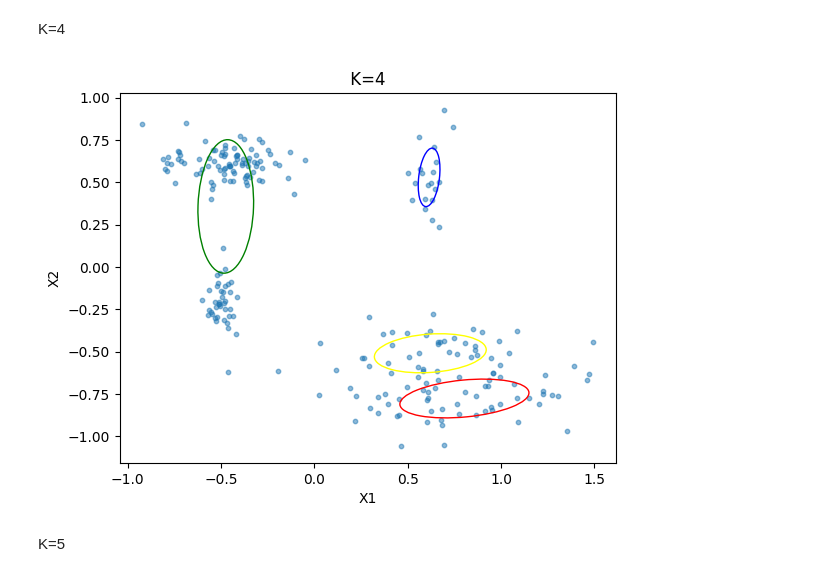
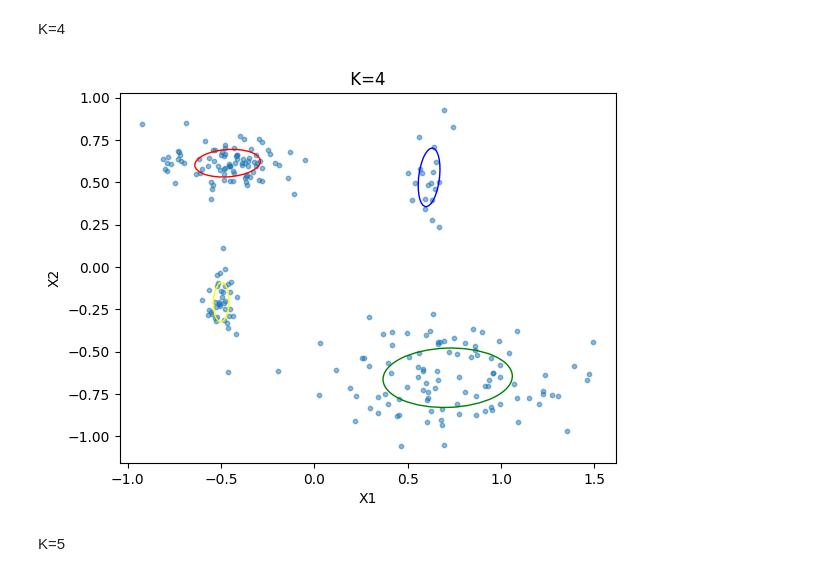
Before and after one commit to msbeigi/gaussian-mixture-model-em-clustering, a Jupyter notebook: gmm_model.ipynb, the cells around one changed output. Saved outputs shown, nothing was run; the diff lists cells and outputs as text; code cells hidden in the pictures.

```diff
--- a/gmm_model.ipynb
+++ b/gmm_model.ipynb
@@ -267,21 +209,21 @@ plt.show()
 K=4
 # %%
 K=4
-weight_4, mu_4, sigma_4,gamma_4, labels_4,likely_4=gmm_em(data, K=4, n_iter=100)
+weight_4, mu_4, sigma_4,gamma_4, labels_4,likely_4=gmm_em(data, K=4, n_iter=50)
 fig, ax = plt.subplots()
 ax.scatter(X[:, 0], X[:, 1], s=10, alpha=0.5)
 
 # Plot the Gaussian components
 colors = ['red', 'blue', 'green','yellow']
 for i in range(K):
     ell=plot_gaussian(mu_4[i], sigma_4[i], colors[i])
     ax.add_artist(ell)
 ax.set_title(' K=4 ')
 ax.set_xlabel('X1')
 ax.set_ylabel('X2')
 plt.show()
 # %% [output]
-[figure, old version]
+[figure, new version]
 # %% [markdown]
 K=5
 # %% [markdown]
```
Also changed, not shown: parts of 7 cells of this notebook.
